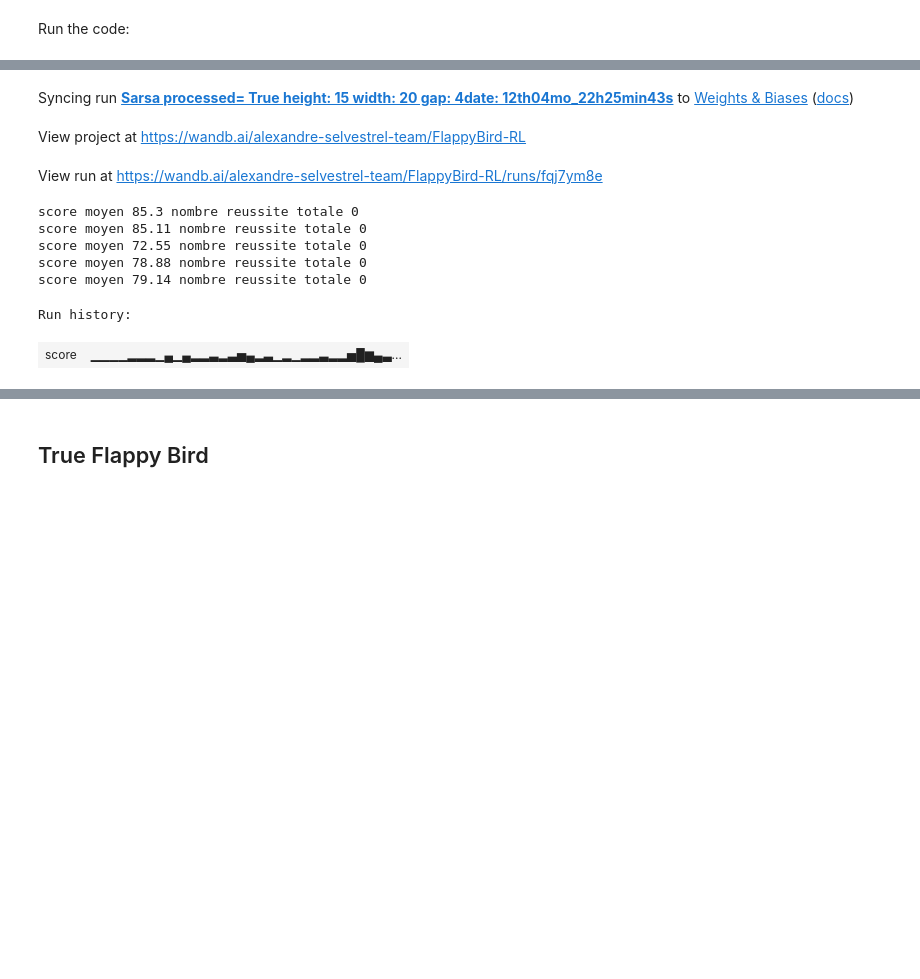
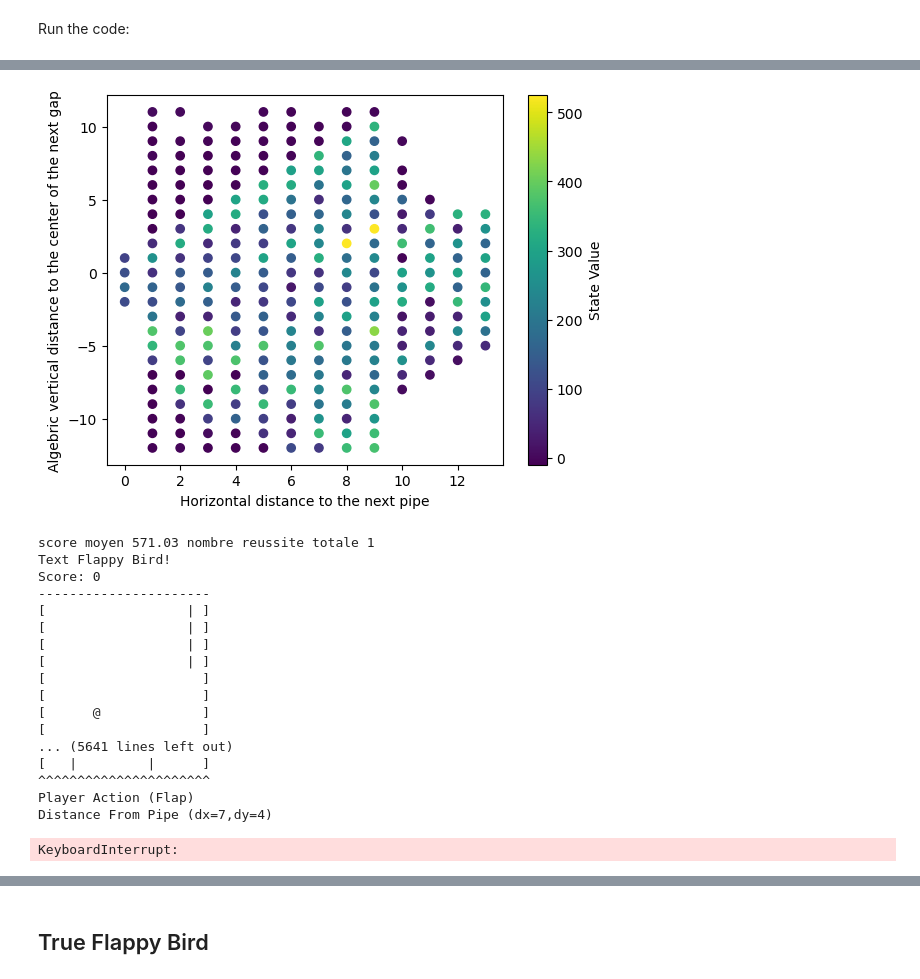
Before and after one commit to AlexandreSelvestre/RL-Assignment, a Jupyter notebook: Assignment Notebook.ipynb, the cells around one changed output, grey strips where cells are left out. Saved outputs shown, nothing was run; the diff lists cells and outputs as text; code cells hidden in the pictures; blank space fills up the shorter version.

```diff
--- a/Assignment Notebook.ipynb
+++ b/Assignment Notebook.ipynb
@@ -224,7 +224,7 @@ class Sarsa:
 # %% [markdown]
 Run the code:
 # %%
-def training(env, policy,n_episodes, n_max_step,n_testing_moments = 100):
+def training(env, policy,n_episodes, n_max_step,n_testing_moments = 100): # Train the agent
     li_scores = []
     for num_ep in tqdm(range(n_episodes)):
         done = False
@@ -250,7 +250,7 @@ def training(env, policy,n_episodes, n_max_step,n_testing_moments = 100):
     return li_scores
 
 
-def testing(env, policy,n_episodes, n_max_step):
+def testing(env, policy,n_episodes, n_max_step): # Test the agent
     score_moyen = 0
     policy.reset()
     for _ in range(n_episodes):
@@ -272,7 +272,7 @@ def testing(env, policy,n_episodes, n_max_step):
     score_moyen = score_moyen/n_episodes
     return score_moyen, n_terminated
 
-def show(env, policy,n_episodes):
+def show(env, policy,n_episodes):   # Show the agent playing the game
     policy.reset()
     for _ in range(n_episodes):
         done = False
@@ -291,24 +291,49 @@ def show(env, policy,n_episodes):
             print(obs)
             print(n_step)
 
+def show_q(q): # Show the state value function
+    x = []
+    y = []
+    value = []
+    dic_indices = {}
+    exist = []
+    i = 0
+    for key in q.keys():
+        if (key[0][0],key[0][1]) not in exist and abs(key[0][1]) < 15 and key[0][0] < 25:
+            x.append(key[0][0])
+            y.append(key[0][1])
+            value.append(q[key])
+            dic_indices[(key[0][0],key[0][1])] = i
+            exist.append((key[0][0],key[0][1]))
+            i += 1
+        elif abs(key[0][1]) < 15 and key[0][0] < 25:
+            indice = dic_indices[(key[0][0],key[0][1])]
+            value[indice] = max(value[indice],q[key])
+    plt.scatter(x,y,c = value, cmap = 'viridis')
+    plt.colorbar(label = 'State Value')
+    plt.xlabel('Horizontal distance to the next pipe')
+    plt.ylabel('Algebric vertical distance to the center of the next gap')
+    plt.show()
+
 
 if __name__ == '__main__':
     trained = False
-    continue_training = False
+    continue_training = False #if you want to continue training when the agent is already trained
     n_max_step = 1000
     n_training = 5000
     n_testing = 100
     n_testing_moments = 100
     eps = 0.01
     alpha = 0.2
-    name_env = 'TextFlappyBird-v0' #ne dépend pas de la qualité de l'environnement
-    #name_env = 'TextFlappyBird-screen-v0' #dépendant de la qualité de l'environnement
-    #name_policy = 'MC'
-    name_policy = 'Sarsa'
+    name_env = 'TextFlappyBird-v0' #minimal information
+    #name_env = 'TextFlappyBird-screen-v0' #Full screen
+    name_policy = 'MC'
+    #name_policy = 'Sarsa'
     height = 15
     width = 20
     gap = 4
-    do_wandb = True
+    do_wandb = False
+    show_act_val = True
 
     if name_env == 'TextFlappyBird-v0':
         processed = True
@@ -341,16 +366,18 @@ if __name__ == '__main__':
         if name_policy == 'MC':
             policy = MC(eps = eps,alpha = alpha, n_max_step = n_max_step,height = height,width = width,gap = gap ,trained = trained, processed = processed)
         elif name_policy:
-            policy = Sarsa(eps = eps,alpha = alpha, n_max_step = n_max_step,height = height,width = width,gap = gap ,trained = trained, processed = processed, lambd = 0.009)
+            policy = Sarsa(eps = eps,alpha = alpha, n_max_step = n_max_step,height = height,width = width,gap = gap ,trained = trained, processed = processed, lambd = 0.9)
         if continue_training or not trained:
             li_scores = training(env,policy,n_episodes= n_training,n_max_step= n_max_step,n_testing_moments = n_testing_moments)
             file_name = 'data/scores' + name + '.pkl'
-        for _ in range(5):
+        if show_act_val:
+            show_q(policy.q)
+        for _ in range(1):
             score_moyen, n_terminated = testing(env,policy,n_episodes= n_testing,n_max_step= n_max_step)
             print("score moyen",score_moyen,"nombre reussite totale", n_terminated)
         policy.save()
         env.close()
         if do_wandb:
             wandb.finish()
-    #show(env,policy,1)
+    show(env,policy,1)
 # %% [output]
@@ -360,10 +384,19 @@ Run data is saved locally in c:\Users\33771\Documents\RL\DM\text-flappy-bird-gym
-Syncing run Sarsa processed= True height: 15 width: 20 gap: 4date: 12th04mo_22h25min43s to Weights & Biases (docs)
-View project at https://wandb.ai/alexandre-selvestrel-team/FlappyBird-RL
-View run at https://wandb.ai/alexandre-selvestrel-team/FlappyBird-RL/runs/fqj7ym8e
+[figure, added]
-score moyen 85.3 nombre reussite totale 0
-score moyen 85.11 nombre reussite totale 0
-score moyen 72.55 nombre reussite totale 0
-score moyen 78.88 nombre reussite totale 0
-score moyen 79.14 nombre reussite totale 0
+score moyen 571.03 nombre reussite totale 1
+Text Flappy Bird!
+Score: 0
+----------------------
+[                  | ]
+[                  | ]
+[                  | ]
+[                  | ]
+[                    ]
+[                    ]
+[      @             ]
+[                    ]
+... (5641 lines left out)
+[   |         |      ]
+^^^^^^^^^^^^^^^^^^^^^^
+Player Action (Flap)
+Distance From Pipe (dx=7,dy=4)
-Run history:
+KeyboardInterrupt:
-| score | ▁▁▁▁▂▂▂▁▄▁▄▂▂▃▂▃▅▄▂▃▁▂▁▂▂▃▂▂▅█▆▄▃... |
```
Also changed, not shown: parts of 2 cells of this notebook, 11 other files.
